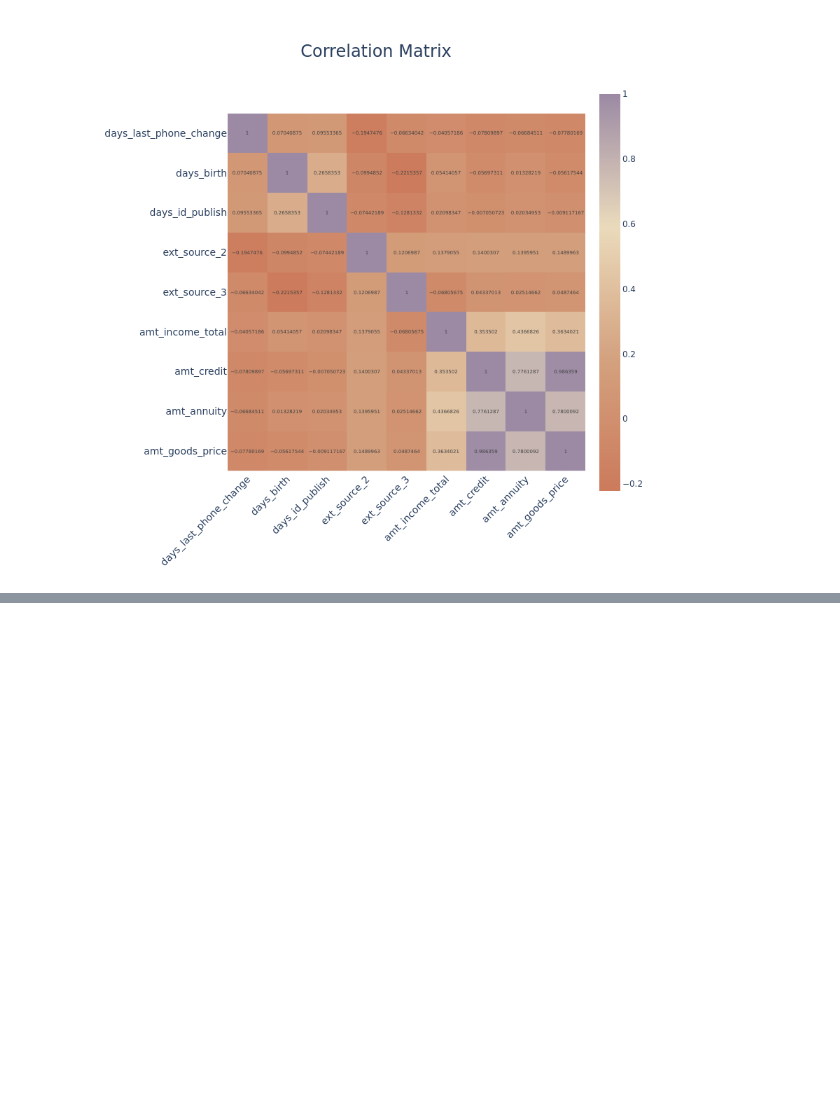
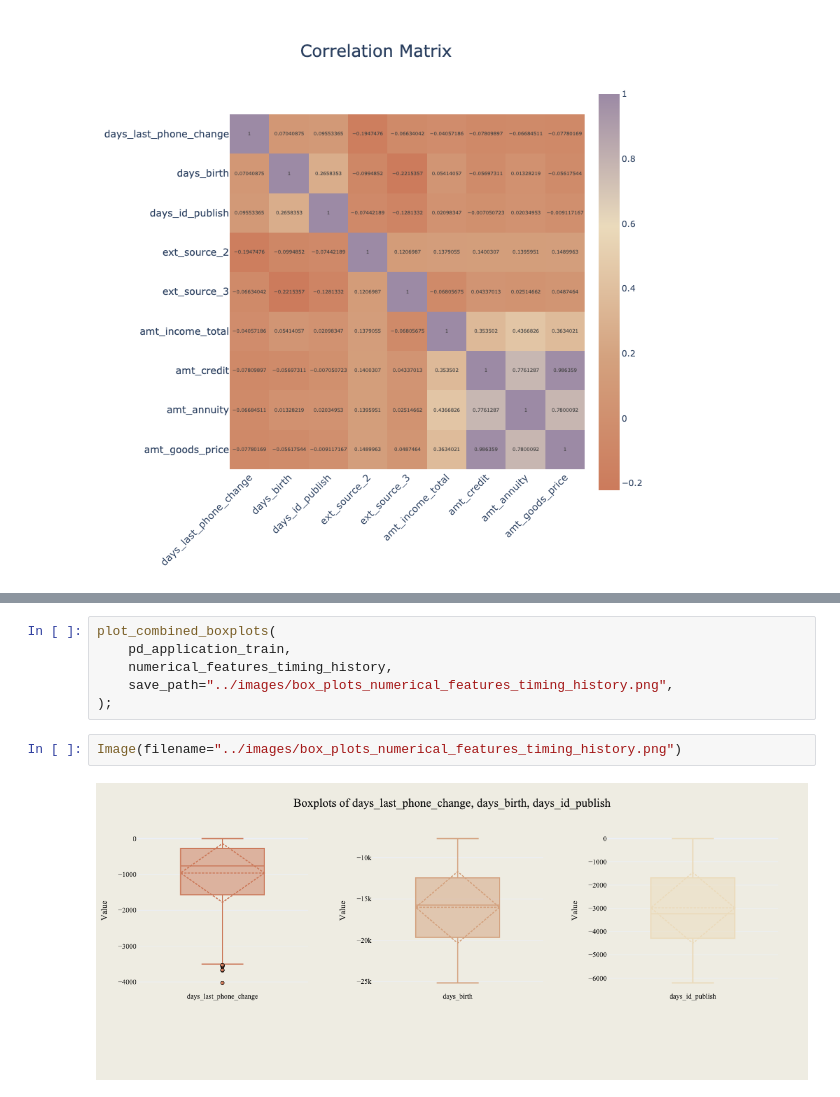
Before and after one commit to vytautas-bunevicius/retail-bank-risk-evaluation, a Jupyter notebook: notebooks/03_exploratory_data_analysis.ipynb, the cells around one changed output, grey strips where cells are left out. Cells and saved outputs as stored; diff of their text form; blank space fills up the shorter version.

```diff
--- a/notebooks/03_exploratory_data_analysis.ipynb
+++ b/notebooks/03_exploratory_data_analysis.ipynb
@@ -316,0 +340,10 @@ So, the correlation matrix highlights a strong negative relationship between age
+# %%
+plot_combined_boxplots(
+    pd_application_train,
+    numerical_features_timing_history,
+    save_path="../images/box_plots_numerical_features_timing_history.png",
+);
+# %%
+Image(filename="../images/box_plots_numerical_features_timing_history.png")
+# %% [output]
+[figure, added]
```
Also changed, not shown: parts of 15 cells of this notebook, 14 other files.
